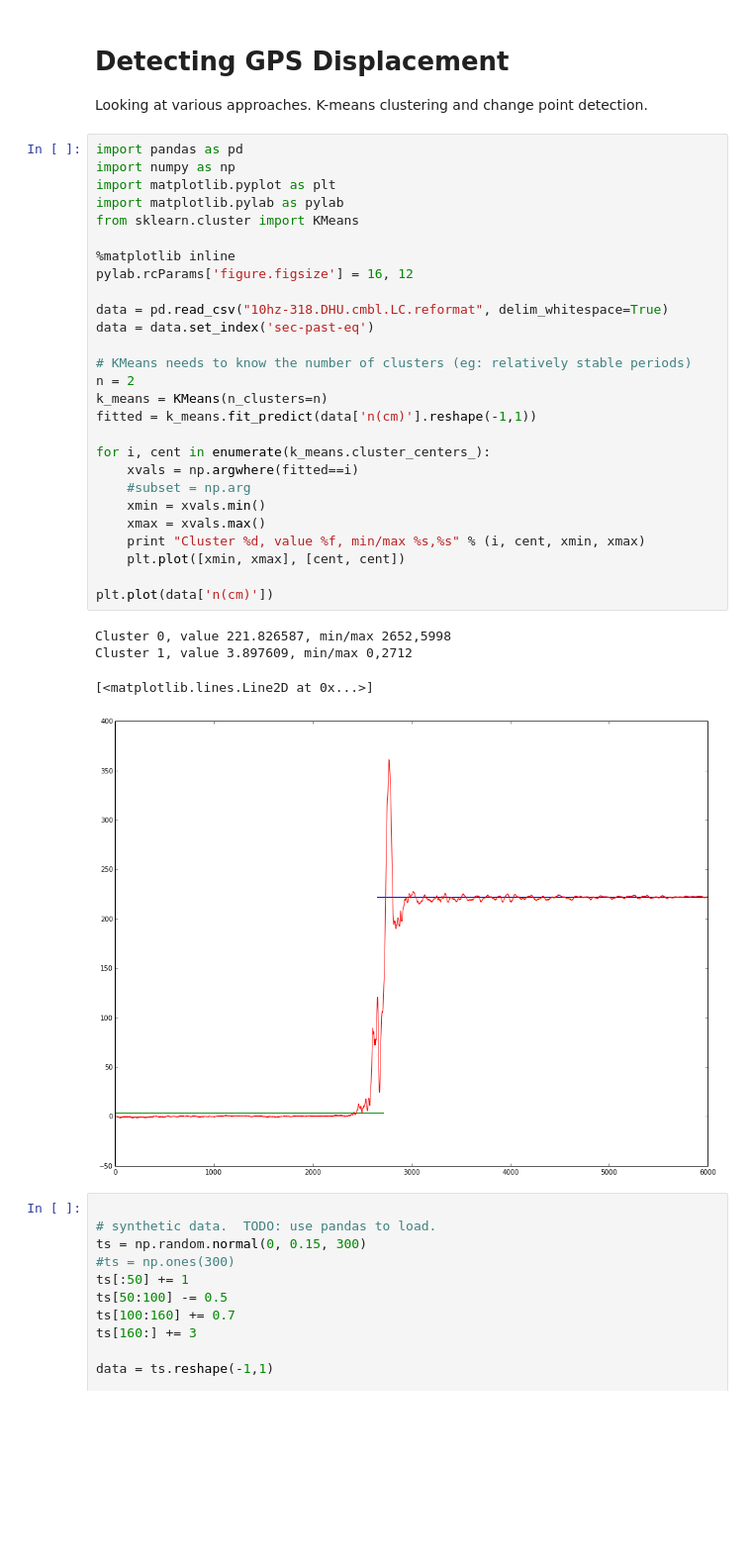
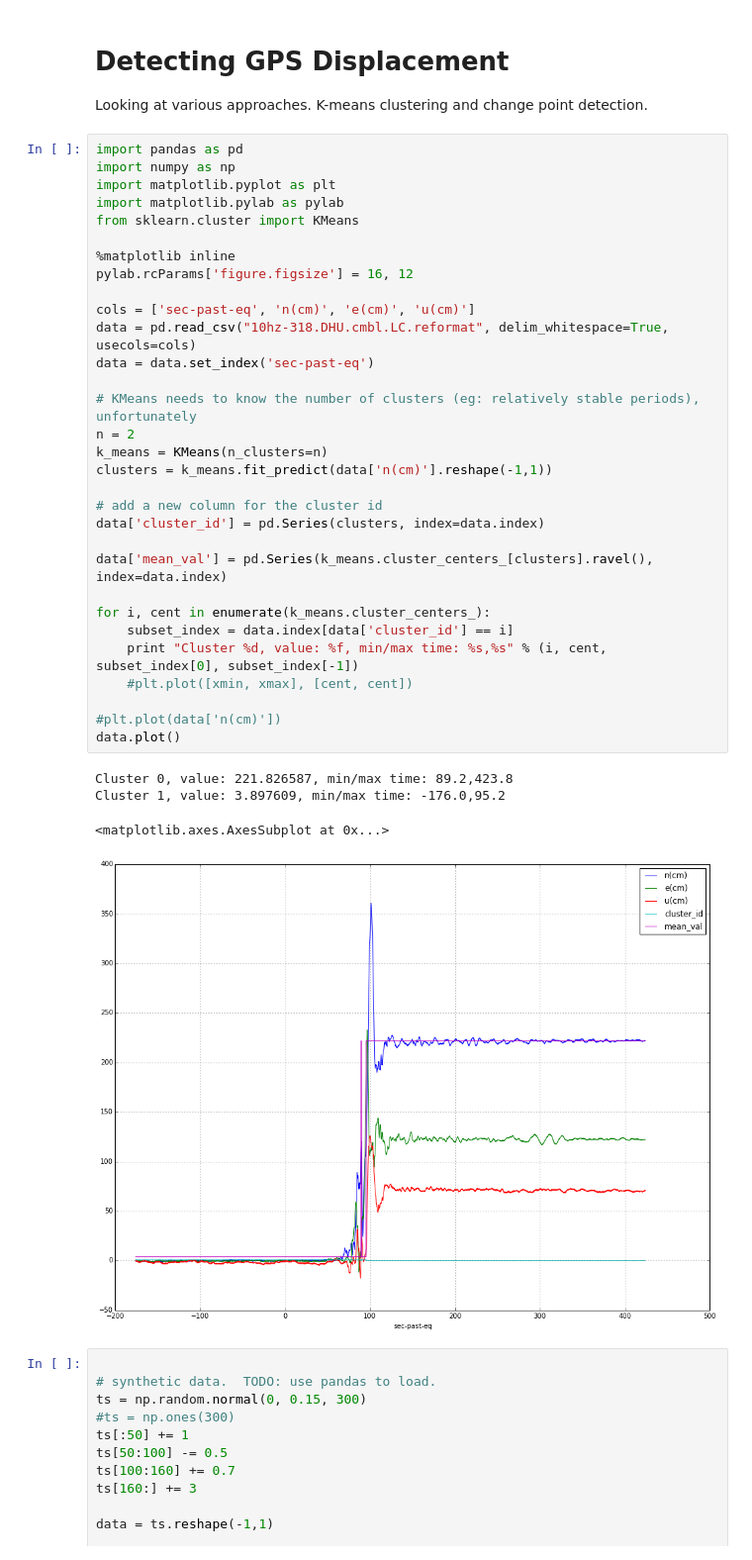
Before and after one commit to crleblanc/displacement_experiments, a Jupyter notebook: displacement.ipynb, the cells around one changed output. Shown at 99% size. Cells and saved outputs as stored; diff of their text form; blank space fills up the shorter version.

Commit message:
only using the useful columns in the input file.  Trying to do everything with Pandas to keep the time index.

```diff
--- a/displacement.ipynb
+++ b/displacement.ipynb
@@ -4,35 +4,39 @@ Looking at various approaches.  K-means clustering and change point detection.
 # %%
 import pandas as pd
 import numpy as np
 import matplotlib.pyplot as plt
 import matplotlib.pylab as pylab
 from sklearn.cluster import KMeans
 
 %matplotlib inline
 pylab.rcParams['figure.figsize'] = 16, 12
 
-data = pd.read_csv("10hz-318.DHU.cmbl.LC.reformat", delim_whitespace=True)
+cols = ['sec-past-eq', 'n(cm)', 'e(cm)', 'u(cm)']
+data = pd.read_csv("10hz-318.DHU.cmbl.LC.reformat", delim_whitespace=True, usecols=cols)
 data = data.set_index('sec-past-eq')
 
-# KMeans needs to know the number of clusters (eg: relatively stable periods)
+# KMeans needs to know the number of clusters (eg: relatively stable periods), unfortunately
 n = 2
 k_means = KMeans(n_clusters=n)
-fitted = k_means.fit_predict(data['n(cm)'].reshape(-1,1))
+clusters = k_means.fit_predict(data['n(cm)'].reshape(-1,1))
+
+# add a new column for the cluster id
+data['cluster_id'] = pd.Series(clusters, index=data.index)
+
+data['mean_val'] = pd.Series(k_means.cluster_centers_[clusters].ravel(), index=data.index)
 
 for i, cent in enumerate(k_means.cluster_centers_):
-    xvals = np.argwhere(fitted==i)
-    #subset = np.arg
-    xmin = xvals.min()
-    xmax = xvals.max()
-    print "Cluster %d, value %f, min/max %s,%s" % (i, cent, xmin, xmax)
-    plt.plot([xmin, xmax], [cent, cent])
+    subset_index = data.index[data['cluster_id'] == i]
+    print "Cluster %d, value: %f, min/max time: %s,%s" % (i, cent, subset_index[0], subset_index[-1])
+    #plt.plot([xmin, xmax], [cent, cent])
 
-plt.plot(data['n(cm)'])
+#plt.plot(data['n(cm)'])
+data.plot()
 # %% [output]
-Cluster 0, value 221.826587, min/max 2652,5998
-Cluster 1, value 3.897609, min/max 0,2712
+Cluster 0, value: 221.826587, min/max time: 89.2,423.8
+Cluster 1, value: 3.897609, min/max time: -176.0,95.2
-[<matplotlib.lines.Line2D at 0x...>]
+<matplotlib.axes.AxesSubplot at 0x...>
-[figure, old version]
+[figure, new version]
 # %%
 
 # synthetic data.  TODO: use pandas to load.
```
